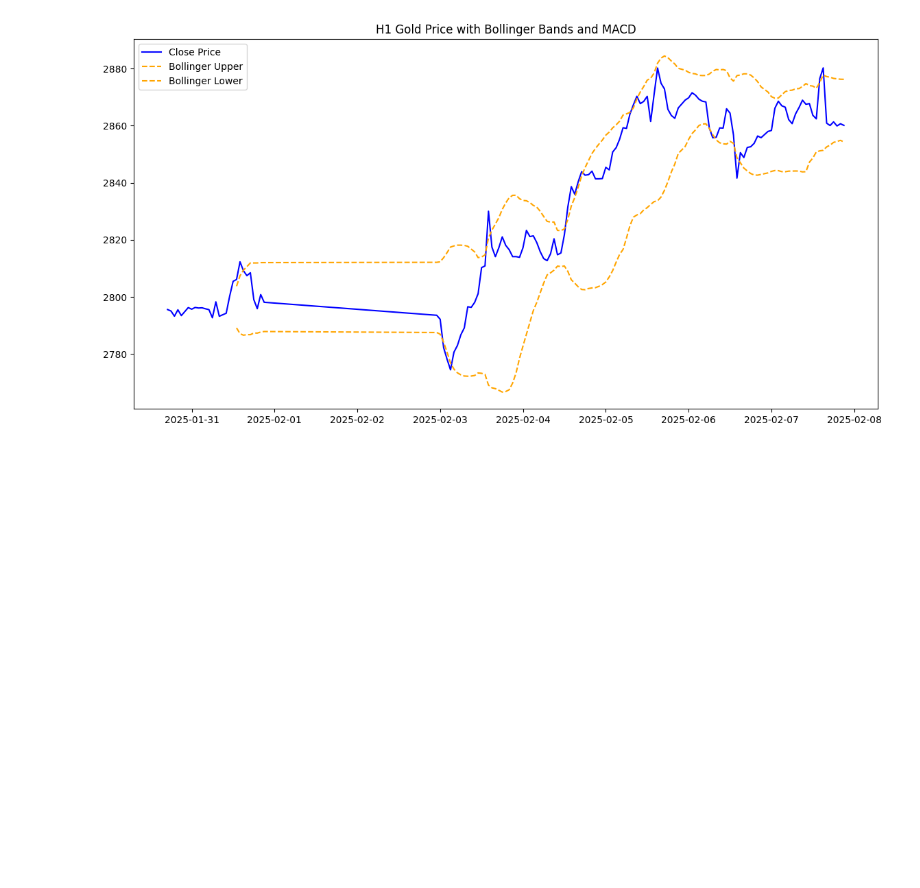
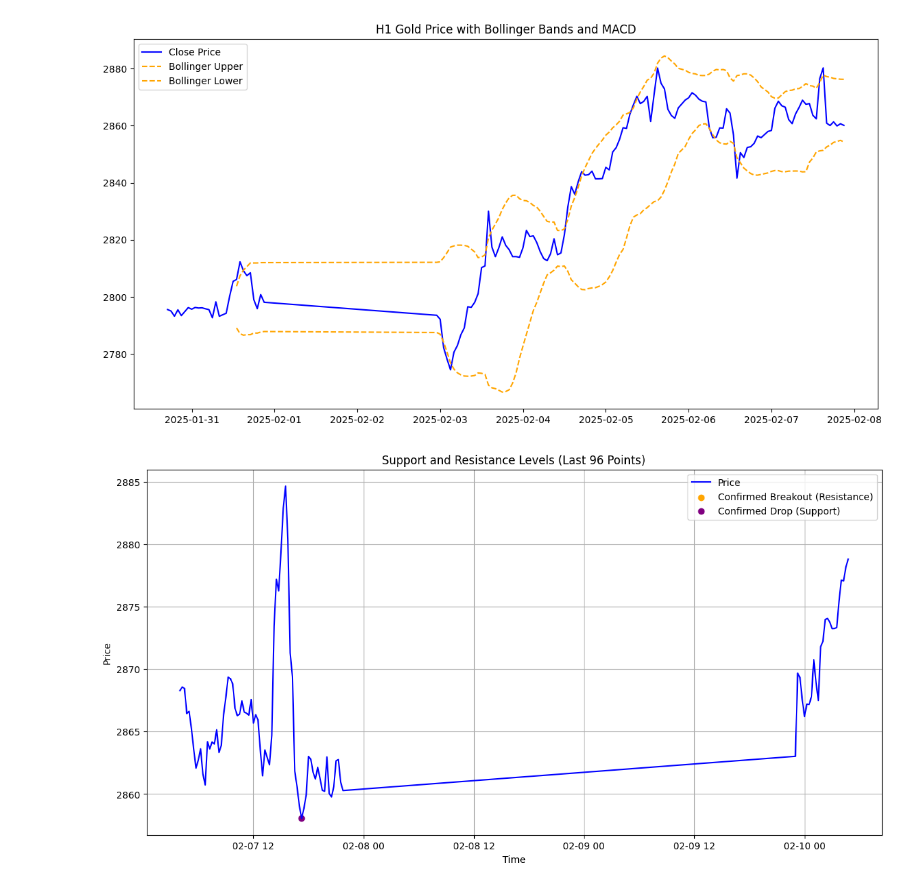
Before and after one commit to o897867/gold, a Jupyter notebook: cpt.ipynb, the cells around one changed output. Cells and saved outputs as stored; diff of their text form; code cells hidden in the pictures; blank space fills up the shorter version.

```diff
--- a/cpt.ipynb
+++ b/cpt.ipynb
@@ -121,0 +272,96 @@ H1 Analysis: {'Current Price': 2860.135, 'Bollinger Upper': 2876.265540518347, '
+# %%
+def main():
+    m15 = load_data(['data/15min.csv'])[0]
+    h1 = load_data(['data/h1.csv'])[0]
+    m15=Bollinger_Bands(MACD(RSI_Wilder(m15)))
+    h1=Bollinger_Bands(MACD(RSI_Wilder(h1)))
+    return m15,h1
+m15,h1=main()
+# %%
+import numpy as np
+import matplotlib.pyplot as plt
+from scipy.signal import argrelextrema
+
+def plot_support_resistance_with_atvv(data, column='close', atvv_column='ATVV', window_size=5, quantile_threshold=0.8, strategy=1, last_n_points=96):
+    """
+    自动标记并绘制局部高点和低点作为支撑位和阻力位，结合 ATVV 筛选重要的关键位置，
+    并可选择只分析最近的 n 个数据点（例如一天内的时间点）。
+
+    参数：
+    - data: pd.DataFrame，包含时间序列数据，必须包含价格列和 ATVV 列。
+    - column: str，价格列的列名，默认为 'close'。
+    - atvv_column: str，ATVV 指标的列名，默认为 'ATVV'。
+    - window_size: int，滑动窗口大小，用于识别局部高低点，默认为 5。
+    - quantile_threshold: float，ATVV 分位数阈值，用于筛选高 ATVV 的关键位置，默认为 0.8（即筛选出高于 80% 分位数的点）。
+    - strategy: int，选择策略。1 表示基于高 ATVV 的静态支撑和阻力位；2 表示确认突破的动态策略。
+    - last_n_points: int，分析最近的 n 个数据点，默认为 96（一天内的 15 分钟数据）。
+
+    返回：
+    - dict，包含最新的支撑位和阻力位。
+    - 同时函数会直接绘制价格图，并根据策略标记支撑和阻力位。
+    """
+    # 只分析最近的 n 个数据点
+    data = data.tail(last_n_points).reset_index(drop=True)
+    prices = data[column].values
+    atvv = data[atvv_column].values
+    support_levels = []
+    resistance_levels = []
+
+    if strategy == 1:
+        # 策略 1：筛选高 ATVV 的静态支撑和阻力位
+        local_maxima = argrelextrema(prices, comparator=np.greater, order=window_size)[0]
+        local_minima = argrelextrema(prices, comparator=np.less, order=window_size)[0]
+
+        atvv_threshold = np.quantile(atvv, quantile_threshold)
+        high_atvv_maxima = [i for i in local_maxima if atvv[i] >= atvv_threshold]
+        high_atvv_minima = [i for i in local_minima if atvv[i] >= atvv_threshold]
+
+        resistance_levels = [(data['time'].iloc[i], data[column].iloc[i]) for i in high_atvv_maxima]
+        support_levels = [(data['time'].iloc[i], data[column].iloc[i]) for i in high_atvv_minima]
+
+        # 绘制价格图并标记高 ATVV 的支撑和阻力位
+        plt.figure(figsize=(14, 7))
+        plt.plot(data['time'], data[column], label='Price', color='blue')
+        plt.scatter(data['time'].iloc[high_atvv_maxima], data[column].iloc[high_atvv_maxima], color='red', label='High ATVV Resistance')
+        plt.scatter(data['time'].iloc[high_atvv_minima], data[column].iloc[high_atvv_minima], color='green', label='High ATVV Support')
+
+    elif strategy == 2:
+        # 策略 2：确认突破时的动态 ATVV 增长
+        local_maxima = argrelextrema(prices, comparator=np.greater, order=window_size)[0]
+        local_minima = argrelextrema(prices, comparator=np.less, order=window_size)[0]
+
+        significant_breakouts = []
+        significant_drops = []
+        for i in range(1, len(local_maxima)):
+            if atvv[local_maxima[i]] > atvv[local_maxima[i-1]] * 1.5:  # ATVV 增长 50% 以上，确认突破
+                significant_breakouts.append(local_maxima[i])
+        for i in range(1, len(local_minima)):
+            if atvv[local_minima[i]] > atvv[local_minima[i-1]] * 1.5:  # ATVV 增长 50% 以上，确认突破
+                significant_drops.append(local_minima[i])
+
+        resistance_levels = [(data['time'].iloc[i], data[column].iloc[i]) for i in significant_breakouts]
+        support_levels = [(data['time'].iloc[i], data[column].iloc[i]) for i in significant_drops]
+
+        # 绘制价格图并标记突破确认的阻力和支撑位
+        plt.figure(figsize=(14, 7))
+        plt.plot(data['time'], data[column], label='Price', color='blue')
+        plt.scatter(data['time'].iloc[significant_breakouts], data[column].iloc[significant_breakouts], color='orange', label='Confirmed Breakout (Resistance)')
+        plt.scatter(data['time'].iloc[significant_drops], data[column].iloc[significant_drops], color='purple', label='Confirmed Drop (Support)')
+
+    plt.xlabel('Time')
+    plt.ylabel('Price')
+    plt.title('Support and Resistance Levels (Last {} Points)'.format(last_n_points))
+    plt.legend()
+    plt.grid(True)
+    plt.show()
+
+    return {
+        'support_levels': support_levels,
+        'resistance_levels': resistance_levels
+    }
+
+# 示例用法
+result = plot_support_resistance_with_atvv(m15, column='close', atvv_column='ATVV', window_size=5, quantile_threshold=0.8, strategy=2, last_n_points=96)
+print(result)
+# %% [output]
+[figure, added]
```
Also changed, not shown: parts of 7 cells of this notebook, 3 other files.
